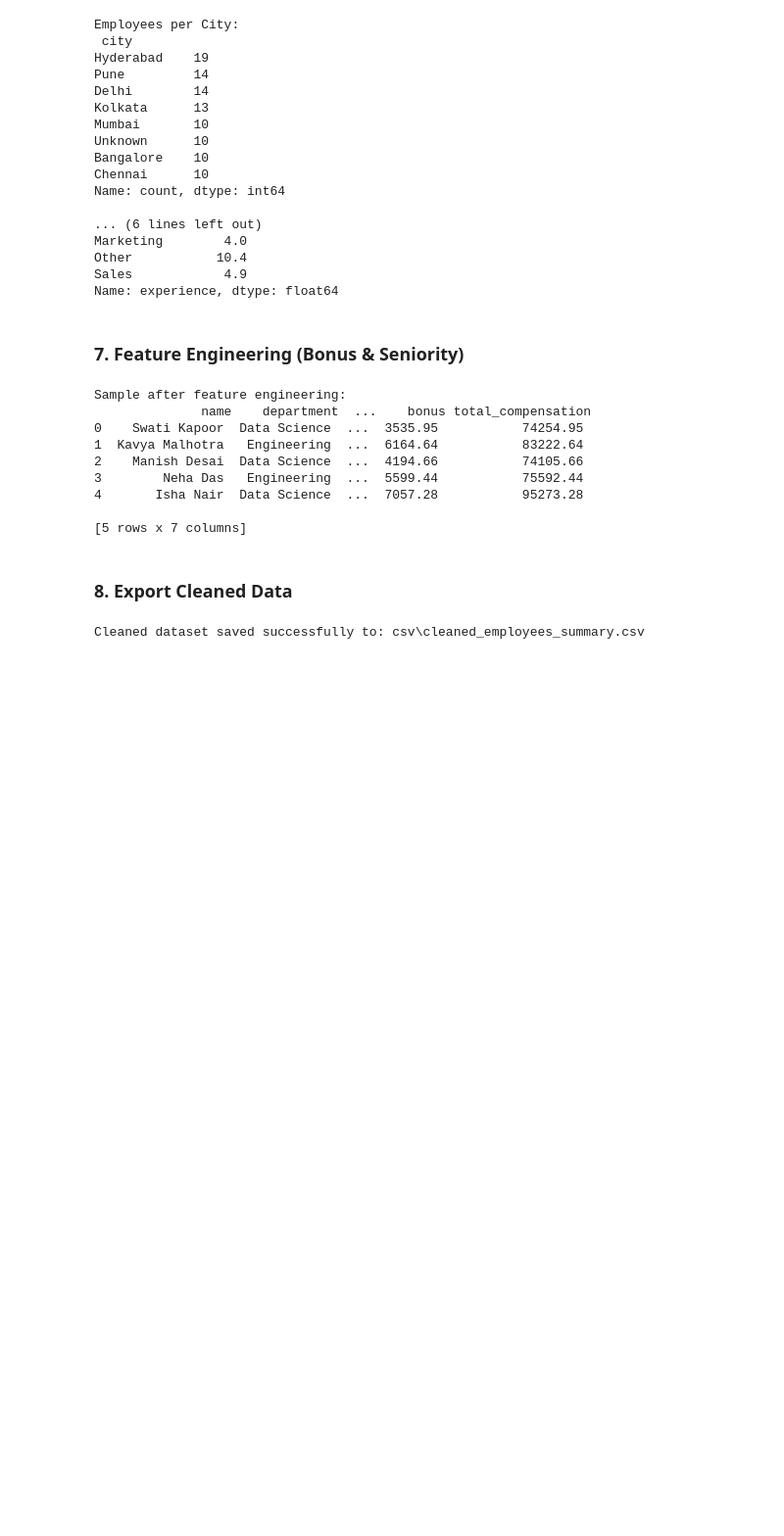
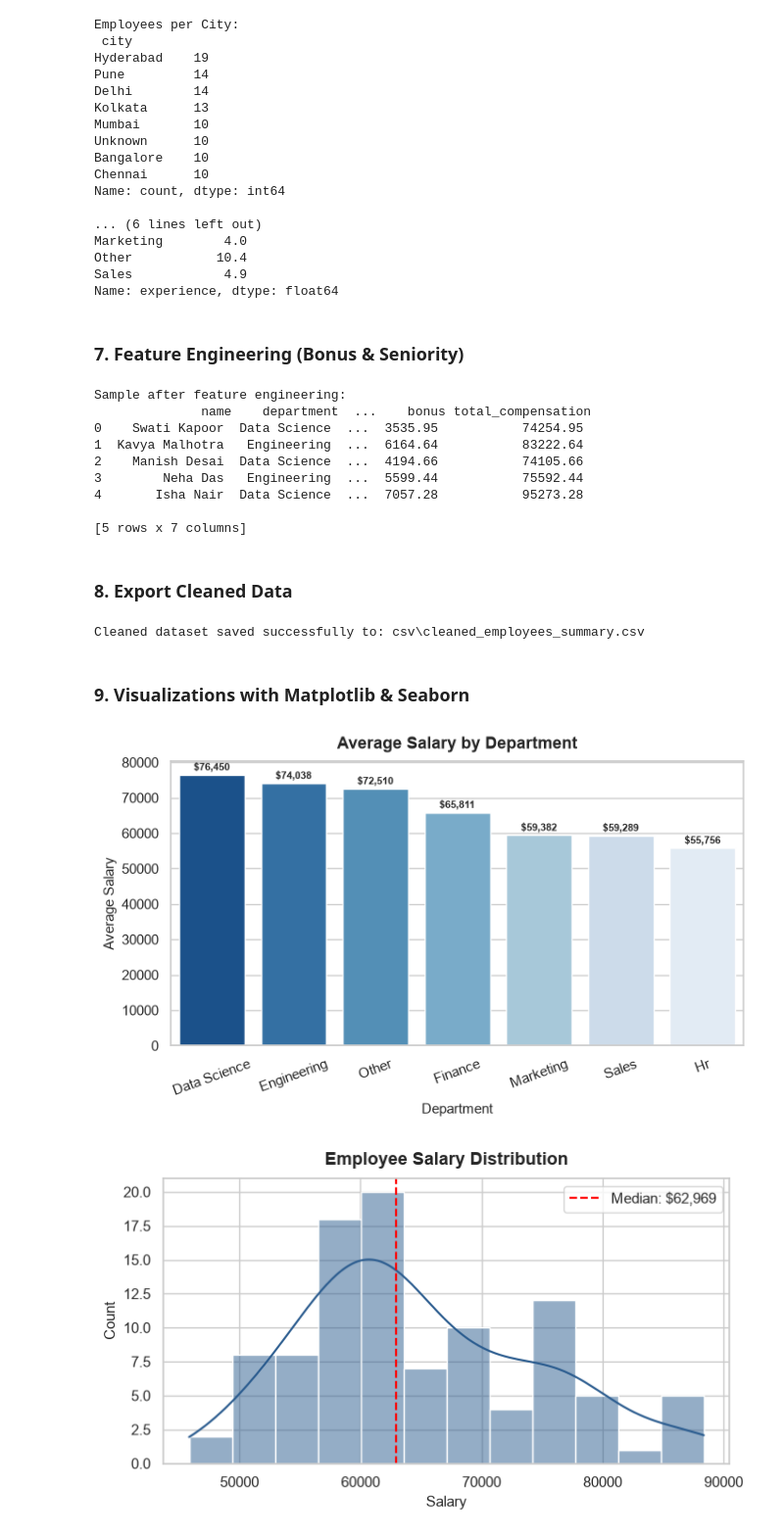
Before and after one commit to Musa701-wq/ai_projects_, a Jupyter notebook: pandas/employees_project.ipynb, the cells around one changed output. Shown at 98% size. Saved outputs shown, nothing was run; the diff lists cells and outputs as text; code cells hidden in the pictures; blank space fills up the shorter version.

```diff
--- a/pandas/employees_project.ipynb
+++ b/pandas/employees_project.ipynb
@@ -189,3 +189,53 @@ df.to_csv(out_path, index=False)
 print(f"Cleaned dataset saved successfully to: {out_path}")
 # %% [output]
 Cleaned dataset saved successfully to: csv\cleaned_employees_summary.csv
+# %% [markdown]
+### 9. Visualizations with Matplotlib & Seaborn
+# %%
+import matplotlib.pyplot as plt
+import seaborn as sns
+
+sns.set_theme(style="whitegrid")
+
+# 1. Average Salary by Department (Seaborn Barplot)
+plt.figure(figsize=(8, 4))
+dept_order = df.groupby('department')['salary'].mean().sort_values(ascending=False).index
+ax = sns.barplot(data=df, x='department', y='salary', order=dept_order, palette='Blues_r', errorbar=None)
+plt.title("Average Salary by Department", fontsize=13, fontweight='bold', pad=10)
+plt.xlabel("Department", fontsize=11)
+plt.ylabel("Average Salary", fontsize=11)
+plt.xticks(rotation=20)
+for p in ax.patches:
+    ax.annotate(f"${int(p.get_height()):,}", (p.get_x() + p.get_width()/2., p.get_height()),
+                ha='center', va='center', xytext=(0, 6), textcoords='offset points', fontsize=8, fontweight='bold')
+plt.show()
+
+# 2. Salary Distribution (Histogram & KDE)
+plt.figure(figsize=(7.5, 3.8))
+sns.histplot(df['salary'], kde=True, color='#2b5c8f', bins=12)
+plt.axvline(df['salary'].median(), color='red', linestyle='--', label=f"Median: ${int(df['salary'].median()):,}")
+plt.title("Employee Salary Distribution", fontsize=13, fontweight='bold', pad=10)
+plt.xlabel("Salary", fontsize=11)
+plt.ylabel("Count", fontsize=11)
+plt.legend()
+plt.show()
+
+# 3. Salary Spread & Outliers by Department (Boxplot)
+plt.figure(figsize=(8, 4))
+sns.boxplot(data=df, x='department', y='salary', palette='Set2')
+plt.title("Salary Spread & Outliers by Department", fontsize=13, fontweight='bold', pad=10)
+plt.xlabel("Department", fontsize=11)
+plt.ylabel("Salary", fontsize=11)
+plt.xticks(rotation=20)
+plt.show()
+
+# 4. Feature Correlation Heatmap (Seaborn)
+plt.figure(figsize=(6, 4))
+num_cols = ['age', 'experience', 'projects_completed', 'performance_score', 'salary', 'bonus']
+corr = df[num_cols].corr()
+sns.heatmap(corr, annot=True, fmt=".2f", cmap='vlag', center=0, square=True, linewidths=0.5)
+plt.title("Feature Correlation Heatmap", fontsize=13, fontweight='bold', pad=10)
+plt.show()
+# %% [output]
+[figure, added]
+[figure, added]
```
Also changed, not shown: parts of 1 cell of this notebook, 7 other files.
